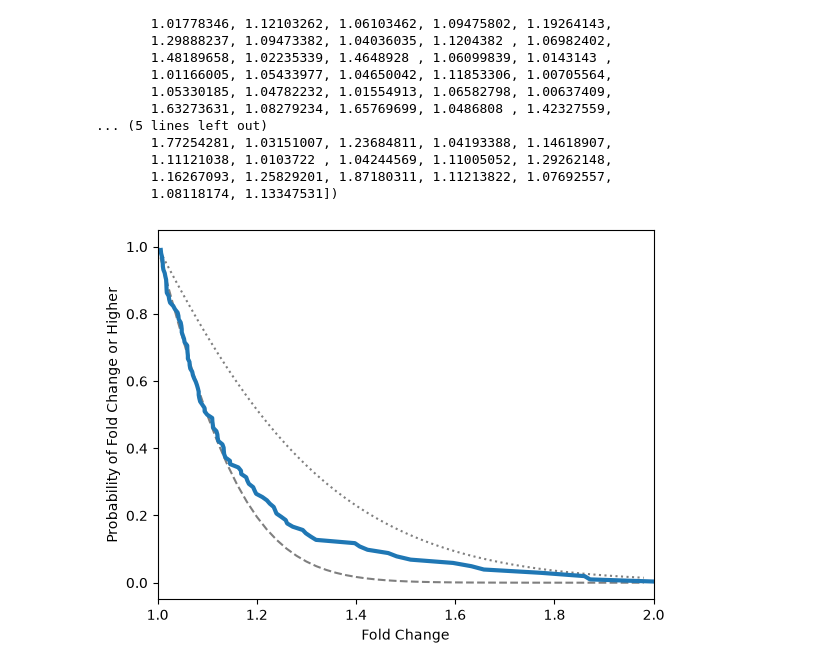
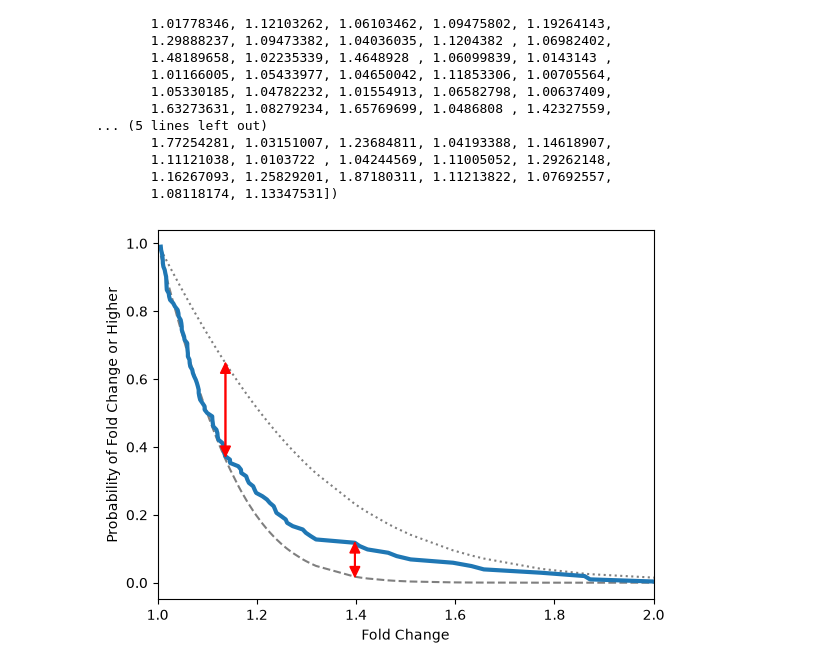
Before and after one commit to AnthonyOfSeattle/affinity-proteomics-notebook, a Jupyter notebook: work/2026_09_09_investigating_candia_dispersion.ipynb, the cells around one changed output. Saved outputs shown, nothing was run; the diff lists cells and outputs as text; code cells hidden in the pictures.

```diff
--- a/work/2026_09_09_investigating_candia_dispersion.ipynb
+++ b/work/2026_09_09_investigating_candia_dispersion.ipynb
@@ -427,50 +427,99 @@ array([1.40737825, 1.07374125, 1.22616549, 1.13306796, 1.06463613,
        1.16267093, 1.25829201, 1.87180311, 1.11213822, 1.07692557,
        1.08118174, 1.13347531])
 # %%
-data_corrected = np.maximum(data, 1/data)
+fc = np.sort(np.maximum(data, 1/data))
 
-fc = 2*np.arange(50, 100)/100
-num = -1*np.log(fc)
+sns.lineplot(
+    x = fc,
+    y = np.arange(data_corrected.shape[0])[::-1]/data_corrected.shape[0],
+    linewidth = 3,
+    zorder = 1
+)
+
 den = np.sqrt(
     2*np.log(
         np.pow(20/100, 2) + 1
     )
 )
-prob = 2*norm.cdf(num/den)
+prob = 2*norm.cdf(-1*np.log(fc)/den)
 sns.lineplot(
     x = fc,
     y = prob,
     c = "black",
     linestyle = "dotted",
-    alpha = .5
+    alpha = .5,
+    zorder = 0
+)
+diff = np.abs(
+    prob -
+        np.arange(data_corrected.shape[0])[::-1]/data_corrected.shape[0]
+)
+argmax = np.argmax(diff)
+plt.arrow(
+    x = fc[argmax], dx = 0,
+    y = prob[argmax], dy = (np.arange(data_corrected.shape[0])[::-1]/data_corrected.shape[0])[argmax] - prob[argmax],
+    head_width=0.02,
+    head_length=0.03,
+    linewidth=1,
+    color='r',
+    length_includes_head=True,
+    zorder = 2
+)
+plt.arrow(
+    x = fc[argmax], dx = 0,
+    y = (np.arange(data_corrected.shape[0])[::-1]/data_corrected.shape[0])[argmax], dy = prob[argmax] - (np.arange(data_corrected.shape[0])[::-1]/data_corrected.shape[0])[argmax],
+    head_width=0.02,
+    head_length=0.03,
+    linewidth=1,
+    color='r',
+    length_includes_head=True,
+    zorder = 2
 )
 
-fc = 2*np.arange(50, 100)/100
-num = -1*np.log(fc)
 den = np.sqrt(
     2*np.log(
         np.pow(10/100, 2) + 1
     )
 )
-prob = 2*norm.cdf(num/den)
+prob = 2*norm.cdf(-1*np.log(fc)/den)
 sns.lineplot(
     x = fc,
     y = prob,
     c = "black",
     linestyle = "dashed",
-    alpha = .5
+    alpha = .5,
+    zorder = 0
 )
-
-sns.lineplot(
-    x = np.sort(data_corrected),
-    y = np.arange(data_corrected.shape[0])[::-1]/data_corrected.shape[0],
-    linewidth = 3
+diff = np.abs(
+    prob -
+        np.arange(data_corrected.shape[0])[::-1]/data_corrected.shape[0]
+)
+argmax = np.argmax(diff)
+plt.arrow(
+    x = fc[argmax], dx = 0,
+    y = prob[argmax], dy = (np.arange(data_corrected.shape[0])[::-1]/data_corrected.shape[0])[argmax] - prob[argmax],
+    head_width=0.02,
+    head_length=0.03,
+    linewidth=1,
+    color='r',
+    length_includes_head=True,
+    zorder = 2
+)
+plt.arrow(
+    x = fc[argmax], dx = 0,
+    y = (np.arange(data_corrected.shape[0])[::-1]/data_corrected.shape[0])[argmax], dy = prob[argmax] - (np.arange(data_corrected.shape[0])[::-1]/data_corrected.shape[0])[argmax],
+    head_width=0.02,
+    head_length=0.03,
+    linewidth=1,
+    color='r',
+    length_includes_head=True,
+    zorder = 2
 )
 
 plt.xlabel("Fold Change")
 plt.ylabel("Probability of Fold Change or Higher")
 
 plt.xlim(1, 2)
 plt.show()
 # %% [output]
-[figure, old version]
+[figure, new version]
```
Also changed, not shown: parts of 2 cells of this notebook.
